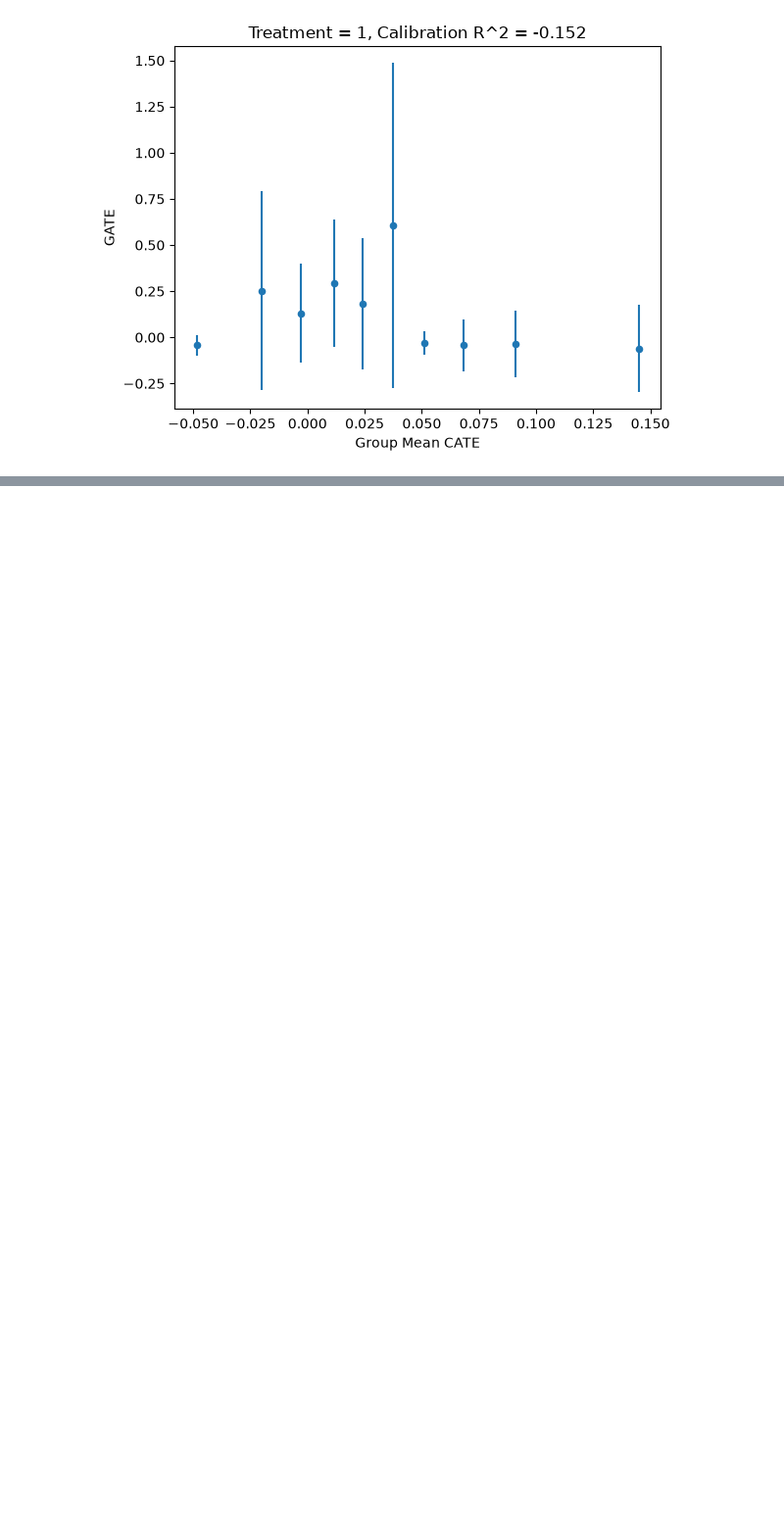
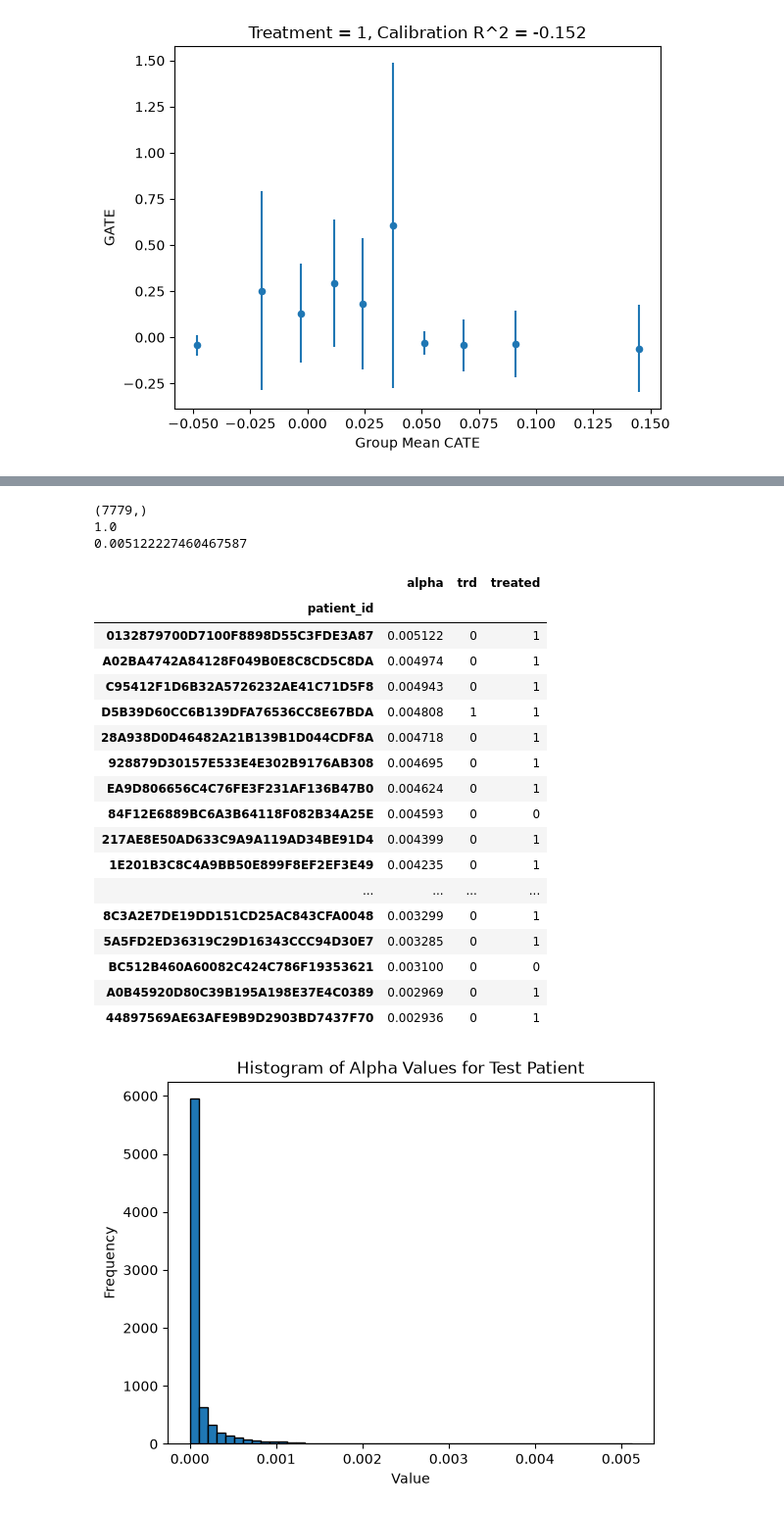
Before and after one commit to Pirate-Hunter-Zoro/Digital-Twins, a Jupyter notebook: notebooks/causal_random_forest.ipynb, the cells around one changed output, grey strips where cells are left out. Shown at 98% size. Drawn from its saved outputs; the diff is of its cells as text; code cells hidden in the pictures; blank space fills up the shorter version.

```diff
--- a/notebooks/causal_random_forest.ipynb
+++ b/notebooks/causal_random_forest.ipynb
@@ -187,0 +220,49 @@ for treatment in SURVIVING_TREATMENTS:
+# %%
+# That wasn't the alpha value distribution - wrong axis
+# We want the weighted proportion of TREES in which each training patient was in the same leaf as our test patient
+leaf_counts = np.sum(same_leaf, axis=0) # n_trees x 1; For each tree, this test patient ended up in a leaf - how big was that leaf?
+same_leaf_scaled = same_leaf / leaf_counts # n_training_patients x n_trees; Now if a training patient is in the same leaf as the testing patient, their '1' flag is scaled down by the size of that leaf
+alphas = np.mean(same_leaf_scaled, axis=1) # n_training_patients x 1; Weighted proportion of trees in which each training patient is in the same leaf this testing patient lands in
+print(alphas.shape)
+print(alphas.sum())
+print(alphas.max())
+plt.hist(alphas, bins=50, edgecolor='black')
+plt.title("Histogram of Alpha Values for Test Patient")
+plt.xlabel("Value")
+plt.ylabel("Frequency")
+plt.savefig(save_folder / f"alpha_distribution_{treatment}.png")
+
+# Also save in a series the training patients and their corresponding alpha values, if they were TRD, and if they were treated
+training_patient_alphas = pd.Series(alphas, index=X_encoded_train.index)
+trd_vals = pd.Series(y_train, index=X_encoded_train.index)
+treatment_vals = pd.Series(T_train[treatment], index=X_encoded_train.index)
+training_tree_df = pd.DataFrame({
+    'alpha': training_patient_alphas,
+    'trd': trd_vals,
+    'treated': treatment_vals
+}).sort_values(by='alpha', ascending=False)
+
+training_tree_df.head(n=20)
+# %% [output]
+(7779,)
+1.0
+0.005122227460467587
+|  | alpha | trd | treated |
+| patient_id |  |  |  |
+| 0132879700D7100F8898D55C3FDE3A87 | 0.005122 | 0 | 1 |
+| A02BA4742A84128F049B0E8C8CD5C8DA | 0.004974 | 0 | 1 |
+| C95412F1D6B32A5726232AE41C71D5F8 | 0.004943 | 0 | 1 |
+| D5B39D60CC6B139DFA76536CC8E67BDA | 0.004808 | 1 | 1 |
+| 28A938D0D46482A21B139B1D044CDF8A | 0.004718 | 0 | 1 |
+| 928879D30157E533E4E302B9176AB308 | 0.004695 | 0 | 1 |
+| EA9D806656C4C76FE3F231AF136B47B0 | 0.004624 | 0 | 1 |
+| 84F12E6889BC6A3B64118F082B34A25E | 0.004593 | 0 | 0 |
+| 217AE8E50AD633C9A9A119AD34BE91D4 | 0.004399 | 0 | 1 |
+| 1E201B3C8C4A9BB50E899F8EF2EF3E49 | 0.004235 | 0 | 1 |
+| ... | ... | ... | ... |
+| 8C3A2E7DE19DD151CD25AC843CFA0048 | 0.003299 | 0 | 1 |
+| 5A5FD2ED36319C29D16343CCC94D30E7 | 0.003285 | 0 | 1 |
+| BC512B460A60082C424C786F19353621 | 0.003100 | 0 | 0 |
+| A0B45920D80C39B195A198E37E4C0389 | 0.002969 | 0 | 1 |
+| 44897569AE63AFE9B9D2903BD7437F70 | 0.002936 | 0 | 1 |
+[figure, added]
```
Also changed, not shown: parts of 7 cells of this notebook, 1 other file.
